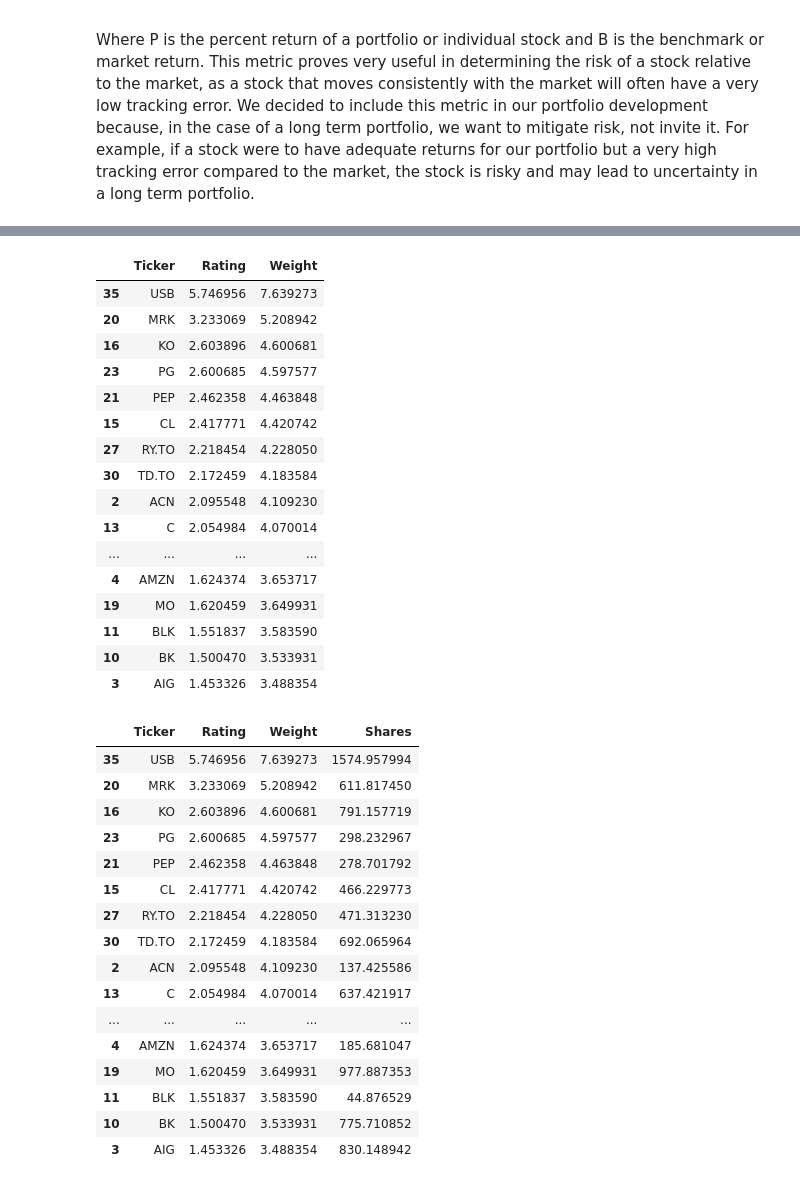
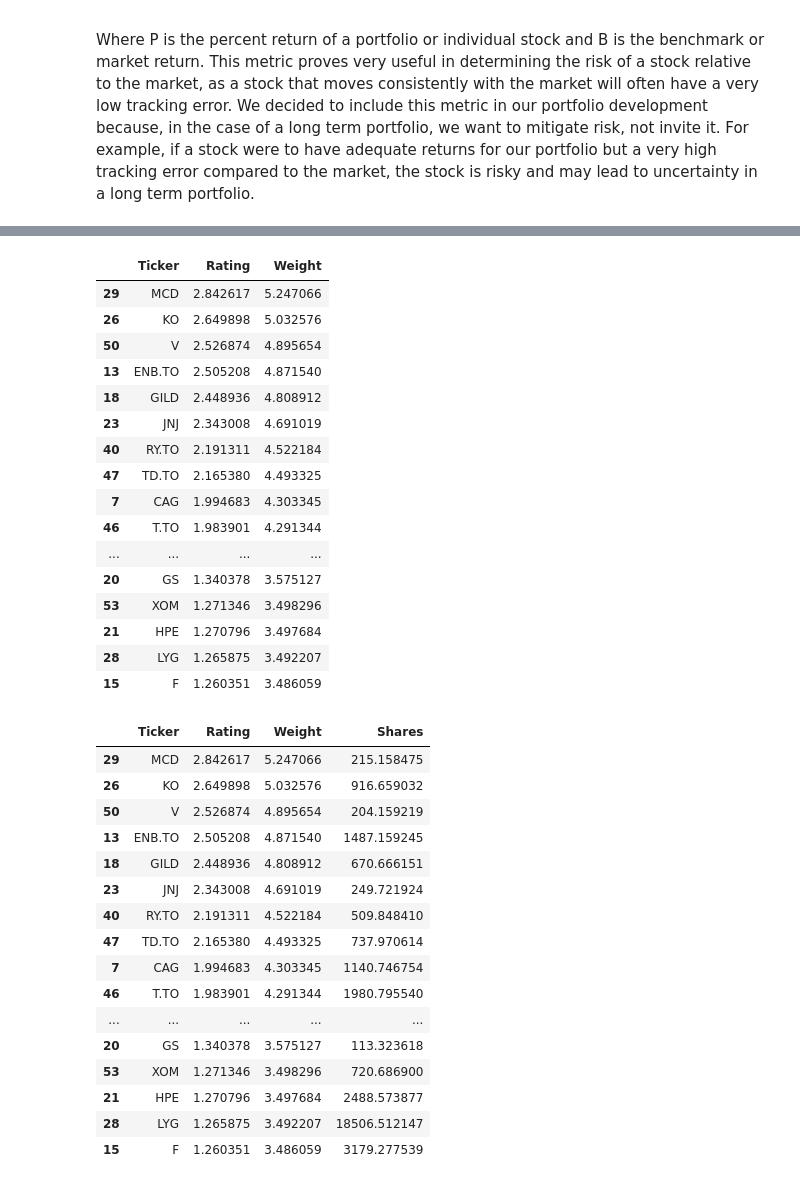
Before and after one commit to JiaxiZhao0927/CFM-Team-Project, a Jupyter notebook: Team_17_Assignment.ipynb, the cells around one changed output, grey strips where cells are left out. Cells and saved outputs as stored; diff of their text form; code cells hidden in the pictures.

```diff
--- a/Team_17_Assignment.ipynb
+++ b/Team_17_Assignment.ipynb
@@ -119,7 +119,7 @@ def remove_unwanted(df):
     return df
 # %%
 # Retrieving tickers from csv file
-tickers = pd.read_csv('Tickers.csv', header=None)
+tickers = pd.read_csv('custom_tickers.csv', header=None)
 tickers = tickers.rename(columns={0: 'Ticker'})
 
 df = remove_unwanted(tickers)
@@ -365,75 +385,78 @@ portfolio_weight = calculate_weight(chosen_stocks)
 portfolio_weight
 # %% [output]
 |  | Ticker | Rating | Weight |
-| 35 | USB | 5.746956 | 7.639273 |
-| 20 | MRK | 3.233069 | 5.208942 |
-| 16 | KO | 2.603896 | 4.600681 |
-| 23 | PG | 2.600685 | 4.597577 |
-| 21 | PEP | 2.462358 | 4.463848 |
-| 15 | CL | 2.417771 | 4.420742 |
-| 27 | RY.TO | 2.218454 | 4.228050 |
-| 30 | TD.TO | 2.172459 | 4.183584 |
-| 2 | ACN | 2.095548 | 4.109230 |
-| 13 | C | 2.054984 | 4.070014 |
+| 29 | MCD | 2.842617 | 5.247066 |
+| 26 | KO | 2.649898 | 5.032576 |
+| 50 | V | 2.526874 | 4.895654 |
+| 13 | ENB.TO | 2.505208 | 4.871540 |
+| 18 | GILD | 2.448936 | 4.808912 |
+| 23 | JNJ | 2.343008 | 4.691019 |
+| 40 | RY.TO | 2.191311 | 4.522184 |
+| 47 | TD.TO | 2.165380 | 4.493325 |
+| 7 | CAG | 1.994683 | 4.303345 |
+| 46 | T.TO | 1.983901 | 4.291344 |
 | ... | ... | ... | ... |
-| 4 | AMZN | 1.624374 | 3.653717 |
-| 19 | MO | 1.620459 | 3.649931 |
-| 11 | BLK | 1.551837 | 3.583590 |
-| 10 | BK | 1.500470 | 3.533931 |
-| 3 | AIG | 1.453326 | 3.488354 |
+| 20 | GS | 1.340378 | 3.575127 |
+| 53 | XOM | 1.271346 | 3.498296 |
+| 21 | HPE | 1.270796 | 3.497684 |
+| 28 | LYG | 1.265875 | 3.492207 |
+| 15 | F | 1.260351 | 3.486059 |
 # %%
 # This function calculates the number of shares we can buy for each stock based on the given budget and their prices on the start_date.
+final_start_date = '2024-11-22'
+final_end_date = '2024-12-02'
+
 def calculate_shares(stocks, start_date, end_date):
     n = 1000000  # budget
     shares_list = []
     exchange_ticker = yf.Ticker('CADUSD=x')
-    exchange_rate_df = exchange_ticker.history(start=start_date, end=end_date, interval='1d')
+    exchange_rate_df = exchange_ticker.history(start=start_date, end=end_date, interval='1mo')
     exchange_rate = exchange_rate_df.iloc[0]['Close']
     for stock, row in stocks.iterrows():
         stock = yf.Ticker(row["Ticker"])
         weight = row["Weight"] / 100
-        stock_data = stock.history(start=start_date, end=end_date, interval='1d')
+        stock_data = stock.history(start=start_date, end=end_date, interval='1mo')
         price = stock_data.iloc[0]['Close'] # price on the start day
 
         # Exchanging currency if needed
         if stock.info["currency"] == "USD":
             cad_price = price * (1 / exchange_rate)
         else:
             cad_price = price
 
         # Getting number of shares with fee
         shares_expenditure = n * weight
         raw_shares = shares_expenditure / cad_price
         if raw_shares > 3950:
             shares = (shares_expenditure - 3.95) / cad_price
         else:
             shares = shares_expenditure / (cad_price + 0.001)
 
         shares_list.append(shares)
 
     stocks['Shares'] = shares_list
     return stocks
 
-portfolio_shares = calculate_shares(portfolio_weight, start_date, end_date)
+portfolio_shares = calculate_shares(portfolio_weight, final_start_date, final_end_date)
 portfolio_shares
 # %% [output]
 |  | Ticker | Rating | Weight | Shares |
-| 35 | USB | 5.746956 | 7.639273 | 1574.957994 |
-| 20 | MRK | 3.233069 | 5.208942 | 611.817450 |
-| 16 | KO | 2.603896 | 4.600681 | 791.157719 |
-| 23 | PG | 2.600685 | 4.597577 | 298.232967 |
-| 21 | PEP | 2.462358 | 4.463848 | 278.701792 |
-| 15 | CL | 2.417771 | 4.420742 | 466.229773 |
-| 27 | RY.TO | 2.218454 | 4.228050 | 471.313230 |
-| 30 | TD.TO | 2.172459 | 4.183584 | 692.065964 |
-| 2 | ACN | 2.095548 | 4.109230 | 137.425586 |
-| 13 | C | 2.054984 | 4.070014 | 637.421917 |
+| 29 | MCD | 2.842617 | 5.247066 | 215.158475 |
+| 26 | KO | 2.649898 | 5.032576 | 916.659032 |
+| 50 | V | 2.526874 | 4.895654 | 204.159219 |
+| 13 | ENB.TO | 2.505208 | 4.871540 | 1487.159245 |
+| 18 | GILD | 2.448936 | 4.808912 | 670.666151 |
+| 23 | JNJ | 2.343008 | 4.691019 | 249.721924 |
+| 40 | RY.TO | 2.191311 | 4.522184 | 509.848410 |
+| 47 | TD.TO | 2.165380 | 4.493325 | 737.970614 |
+| 7 | CAG | 1.994683 | 4.303345 | 1140.746754 |
+| 46 | T.TO | 1.983901 | 4.291344 | 1980.795540 |
 | ... | ... | ... | ... | ... |
-| 4 | AMZN | 1.624374 | 3.653717 | 185.681047 |
-| 19 | MO | 1.620459 | 3.649931 | 977.887353 |
-| 11 | BLK | 1.551837 | 3.583590 | 44.876529 |
-| 10 | BK | 1.500470 | 3.533931 | 775.710852 |
-| 3 | AIG | 1.453326 | 3.488354 | 830.148942 |
+| 20 | GS | 1.340378 | 3.575127 | 113.323618 |
+| 53 | XOM | 1.271346 | 3.498296 | 720.686900 |
+| 21 | HPE | 1.270796 | 3.497684 | 2488.573877 |
+| 28 | LYG | 1.265875 | 3.492207 | 18506.512147 |
+| 15 | F | 1.260351 | 3.486059 | 3179.277539 |
 # %%
 # This function calculates the total portfolio value on the end_date based on the shares bought on the start_date.
 def calculate_value(stocks, start_date, end_date):
```
Also changed, not shown: parts of 19 cells of this notebook.
